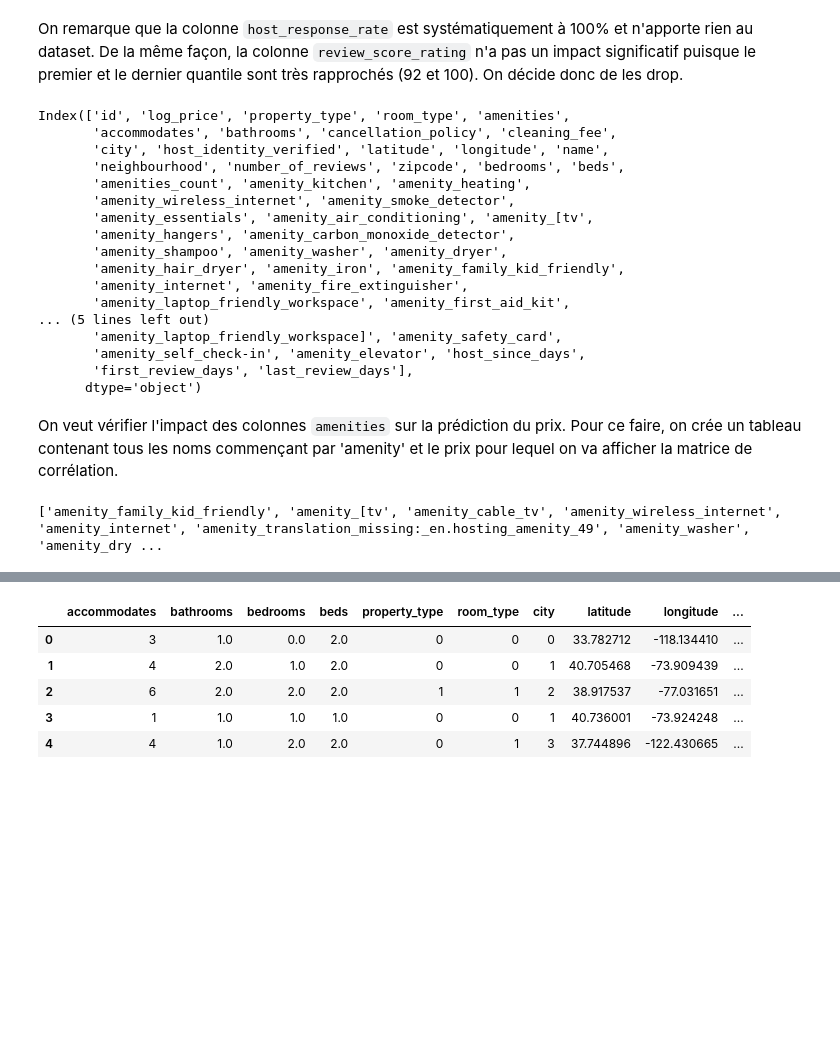
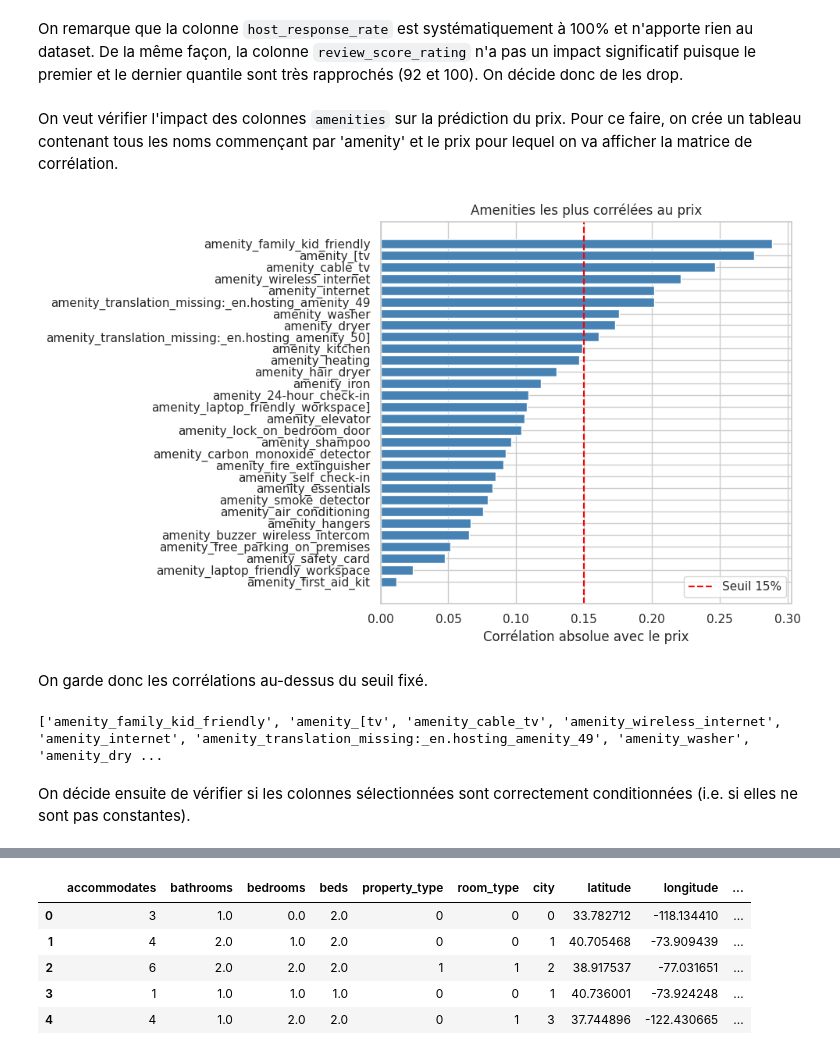
Before and after one commit to Amy-RZ5/Airbnb, a Jupyter notebook: example.ipynb, the cells around one changed output, grey strips where cells are left out. Cells and saved outputs as stored; diff of their text form; code cells hidden in the pictures; blank space fills up the shorter version.

```diff
--- a/example.ipynb
+++ b/example.ipynb
@@ -420,35 +369,33 @@ On remarque que la colonne `host_response_rate` est systématiquement à 100% et
 # %%
 airbnb.drop(["host_response_rate"], axis=1, inplace=True)
 airbnb.drop(["review_scores_rating"], axis=1, inplace=True)
-airbnb.columns
-# %% [output]
-Index(['id', 'log_price', 'property_type', 'room_type', 'amenities',
-       'accommodates', 'bathrooms', 'cancellation_policy', 'cleaning_fee',
-       'city', 'host_identity_verified', 'latitude', 'longitude', 'name',
-       'neighbourhood', 'number_of_reviews', 'zipcode', 'bedrooms', 'beds',
-       'amenities_count', 'amenity_kitchen', 'amenity_heating',
-       'amenity_wireless_internet', 'amenity_smoke_detector',
-       'amenity_essentials', 'amenity_air_conditioning', 'amenity_[tv',
-       'amenity_hangers', 'amenity_carbon_monoxide_detector',
-       'amenity_shampoo', 'amenity_washer', 'amenity_dryer',
-       'amenity_hair_dryer', 'amenity_iron', 'amenity_family_kid_friendly',
-       'amenity_internet', 'amenity_fire_extinguisher',
-       'amenity_laptop_friendly_workspace', 'amenity_first_aid_kit',
-... (5 lines left out)
-       'amenity_laptop_friendly_workspace]', 'amenity_safety_card',
-       'amenity_self_check-in', 'amenity_elevator', 'host_since_days',
-       'first_review_days', 'last_review_days'],
-      dtype='object')
 # %% [markdown]
 On veut vérifier l'impact des colonnes `amenities` sur la prédiction du prix. Pour ce faire, on crée un tableau contenant tous les noms commençant par 'amenity' et le prix pour lequel on va afficher la matrice de corrélation.
 # %%
 amenities = airbnb.filter(regex='^amenity') #prend toutes les colonnes qui commencent par 'amenity'
 amenities = amenities.assign(price=airbnb['log_price'])
 
 correlations = amenities.corr()['price'].drop('price')
 correlations_triees = correlations.abs().sort_values(ascending=False)
-to_keep = correlations_triees[correlations_triees > 0.15]
-names_to_keep = to_keep.index.to_list()
-print(names_to_keep)
+
+fig, ax = plt.subplots(figsize=(10, 6))
+ax.barh(correlations_triees.index, correlations_triees.values, color='steelblue')
+ax.axvline(x=0.15, color='red', linestyle='--', label='Seuil 15%')
+ax.set_xlabel('Corrélation absolue avec le prix')
+ax.set_title('Amenities les plus corrélées au prix')
+ax.invert_yaxis()  # la plus forte corrélation en haut
+ax.legend()
+plt.tight_layout()
+plt.show()
 # %% [output]
-['amenity_family_kid_friendly', 'amenity_[tv', 'amenity_cable_tv', 'amenity_wireless_internet', 'amenity_internet', 'amenity_translation_missing:_en.hosting_amenity_49', 'amenity_washer', 'amenity_dry ...
+[figure, added]
+# %% [markdown]
+On garde donc les corrélations au-dessus du seuil fixé.
+# %%
+to_keep = correlations_triees[correlations_triees > 0.15]
+names_to_keep = to_keep.index.to_list()
+print(names_to_keep)
+# %% [output]
+['amenity_family_kid_friendly', 'amenity_[tv', 'amenity_cable_tv', 'amenity_wireless_internet', 'amenity_internet', 'amenity_translation_missing:_en.hosting_amenity_49', 'amenity_washer', 'amenity_dry ...
+# %% [markdown]
+On décide ensuite de vérifier si les colonnes sélectionnées sont correctement conditionnées (i.e. si elles ne sont pas constantes).
```
Also changed, not shown: parts of 62 cells of this notebook.
